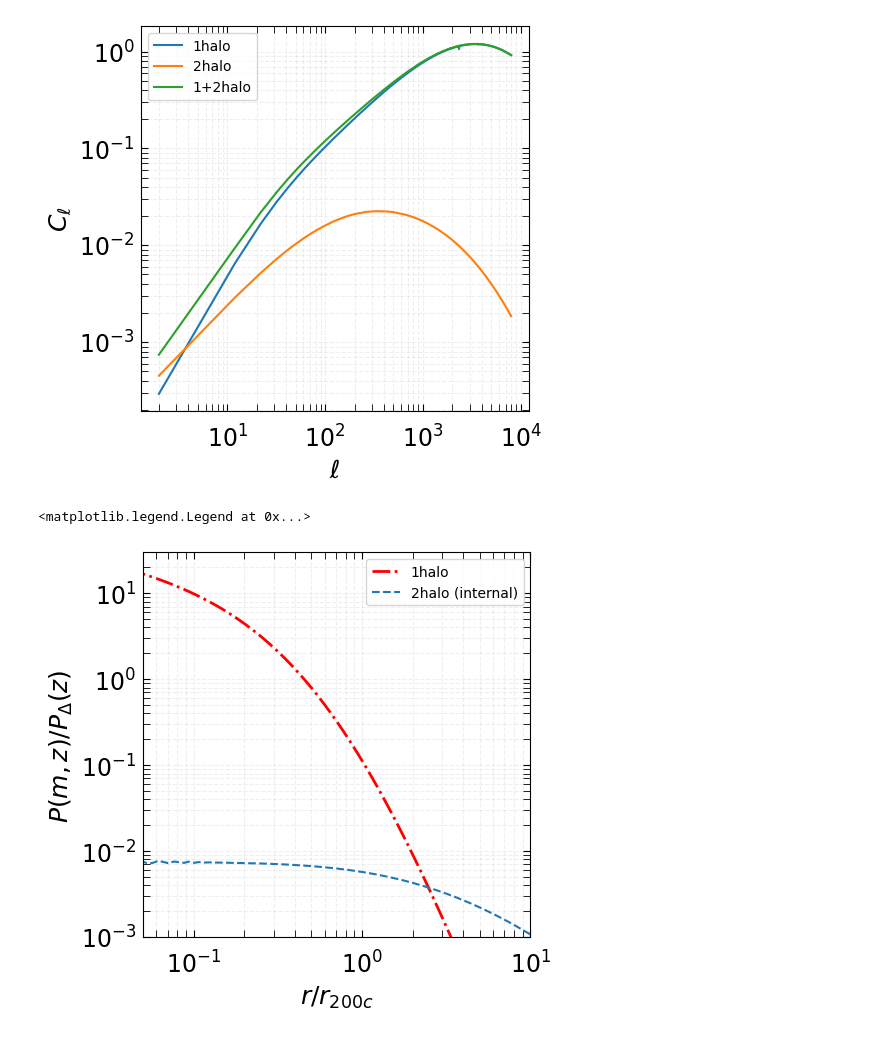
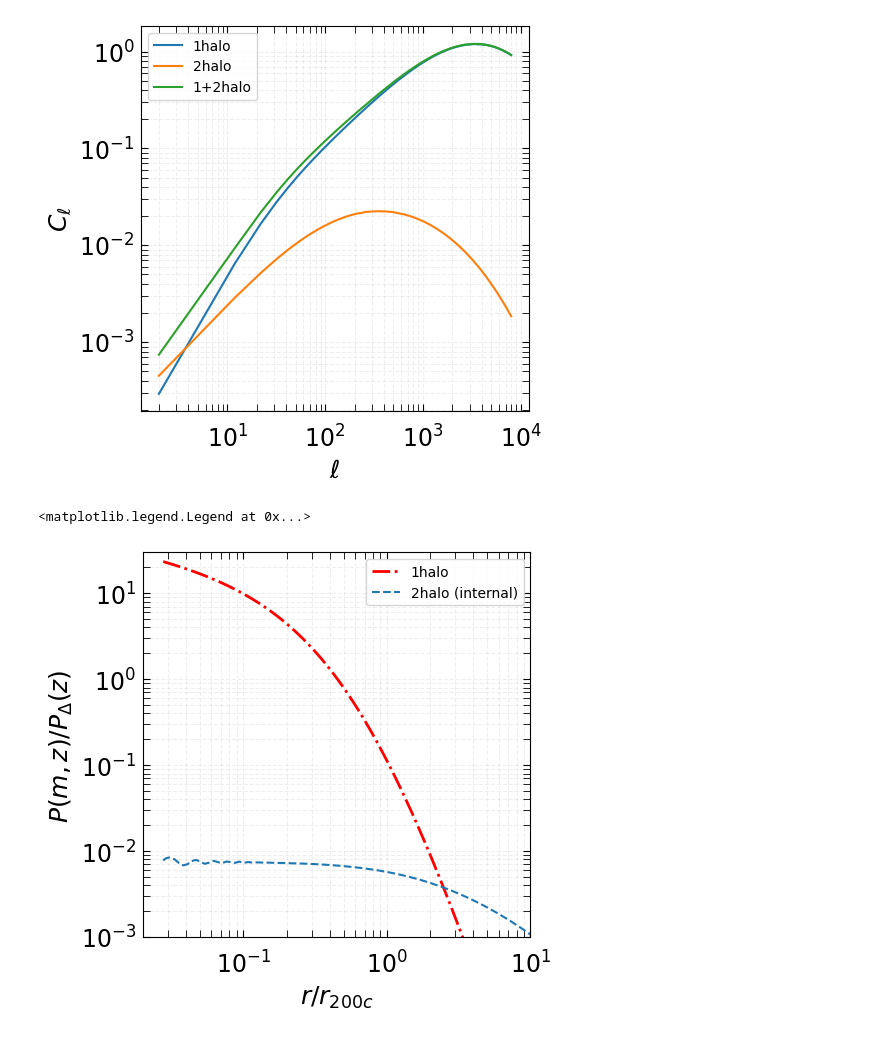
Before and after one commit to CLASS-SZ/class_sz, a Jupyter notebook: notebooks/correct_battaglia_density_and_pressure_profile.ipynb, the cells around one changed output. Cells and saved outputs as stored; diff of their text form; code cells hidden in the pictures.

```diff
--- a/notebooks/correct_battaglia_density_and_pressure_profile.ipynb
+++ b/notebooks/correct_battaglia_density_and_pressure_profile.ipynb
@@ -787,29 +787,29 @@ pe = np.vectorize(M.get_pressure_P_over_P_delta_at_x_M_z_b12_200c)(x_200c,m,z)
 # %%
 label_size = 17
 title_size = 18
 legend_size = 13
 handle_length = 1.5
 fig, (ax1) = plt.subplots(1,1,figsize=(5,5))
 ax = ax1
 ax.tick_params(axis = 'x',which='both',length=5,direction='in', pad=10)
 ax.tick_params(axis = 'y',which='both',length=5,direction='in', pad=5)
 ax.xaxis.set_ticks_position('both')
 ax.yaxis.set_ticks_position('both')
 plt.setp(ax.get_yticklabels(), rotation='horizontal', fontsize=label_size)
 plt.setp(ax.get_xticklabels(), fontsize=label_size)
 ax.grid( visible=True, which="both", alpha=0.2, linestyle='--')
 ax.set_ylabel(r"$P(m,z)/P_\Delta(z)$ ",size=title_size)
 ax.set_xlabel(r"$r/r_{200c}$",size=title_size)
 ax.set_xscale('log')
 ax.set_yscale('log')
 ax.set_ylim(1e-3,3e1)
-ax.set_xlim(5e-2,1e1)
+ax.set_xlim(2e-2,1e1)
 # ax.plot(x_200c,rho2h,label='2halo (mcfit)')
 ax.plot(x_200c,pe, label = r'1halo',ls='-.',c='r',lw=2.)
 ax.plot(x_200c,pe2h_internal/pe200,label='2halo (internal)',ls='--')
 # # plt.xlim(2e-2,4e1)
 # plt.ylim(1e-2,1e4)
 ax.legend()
 # %% [output]
 <matplotlib.legend.Legend at 0x...>
-[figure, old version]
+[figure, new version]
```
Also changed, not shown: parts of 1 cell of this notebook, 1 other file.
